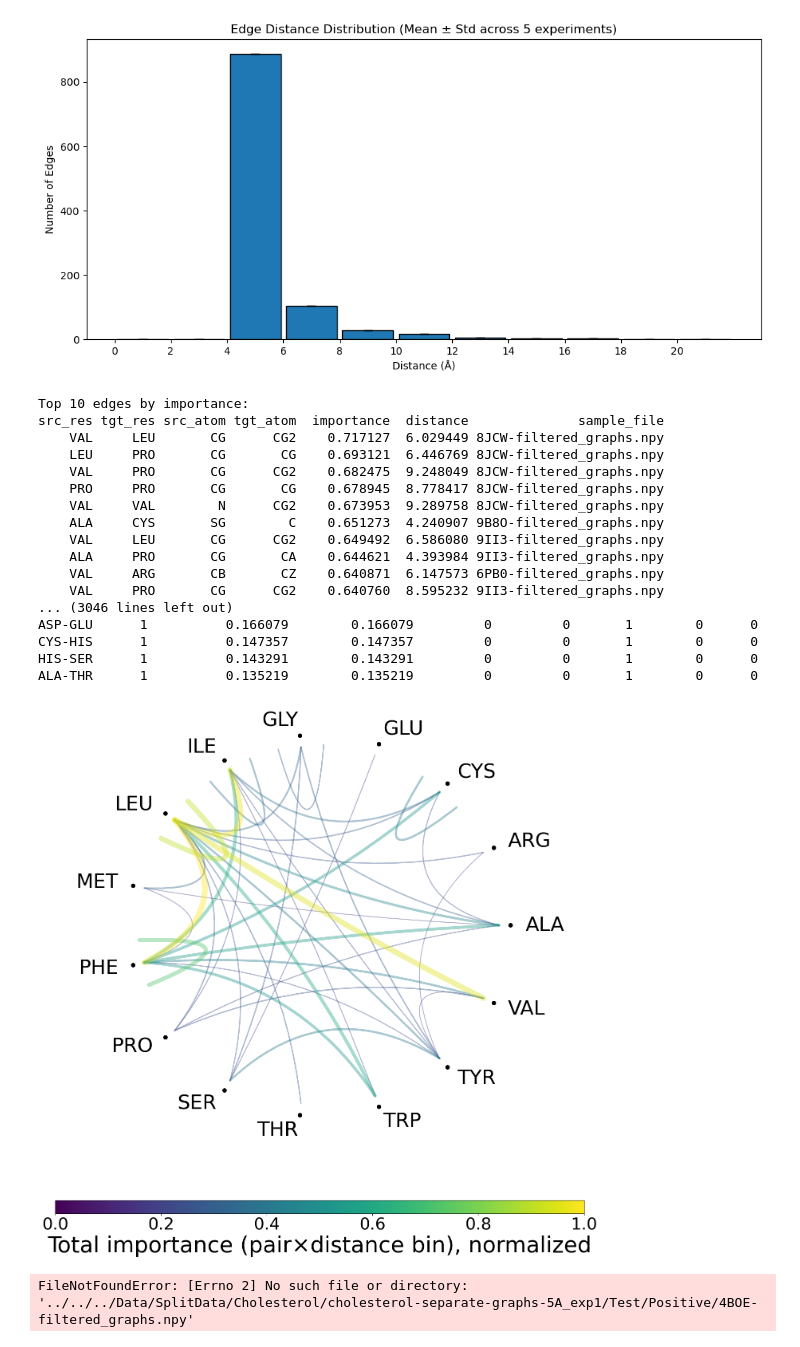
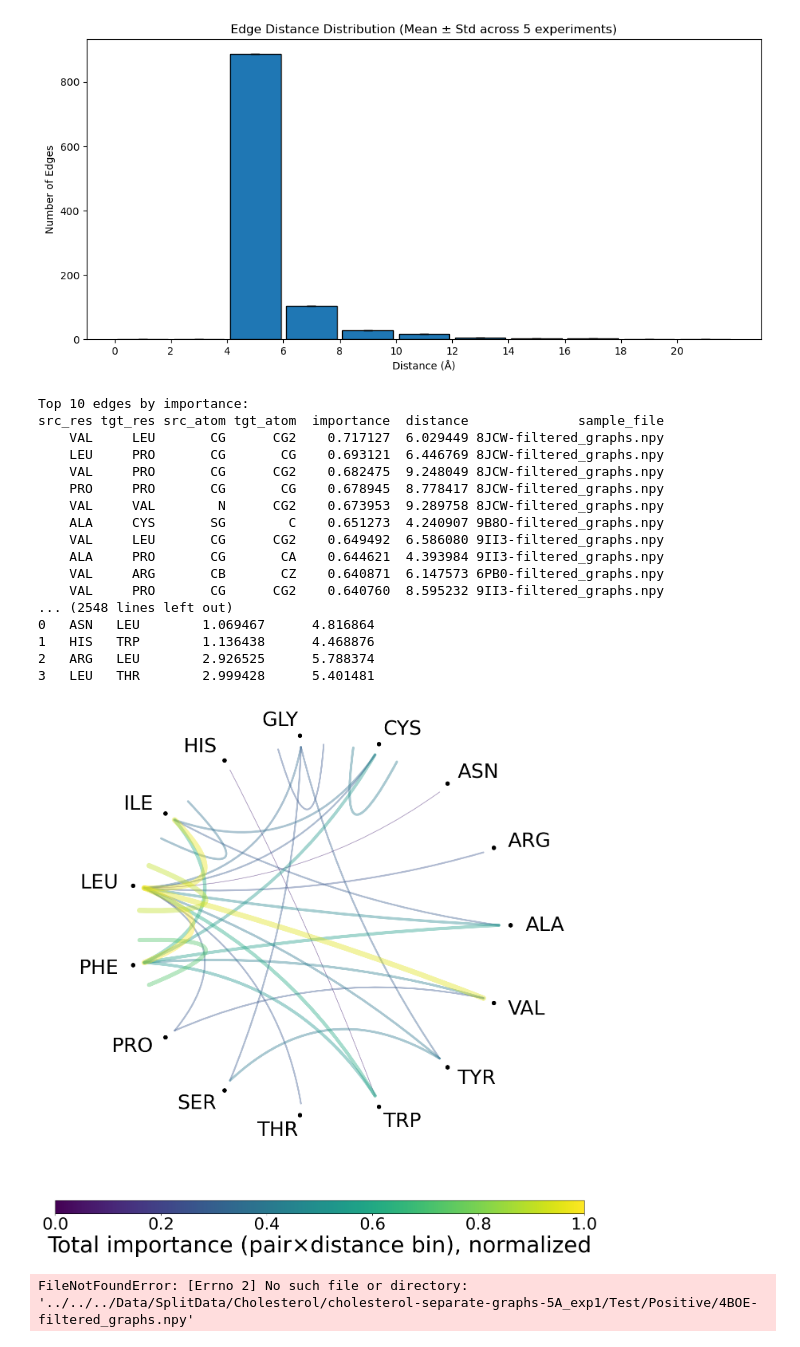
Before and after one commit to LynaLuo-Lab/CholBindNet, a Jupyter notebook: CaseEvaluation/GCN_interpretation.ipynb, the cells around one changed output. Saved outputs shown, nothing was run; the diff lists cells and outputs as text; code cells hidden in the pictures.

```diff
--- a/CaseEvaluation/GCN_interpretation.ipynb
+++ b/CaseEvaluation/GCN_interpretation.ipynb
@@ -620,6 +620,14 @@ print(top_edges[["src_res", "tgt_res", "src_atom", "tgt_atom", "importance", "di
 
 if filtered_df.empty:
     raise ValueError("filtered_df is empty (no edges at distance ≥ 3).")
+
+# Remove edges where src or tgt residue is GLU or MET
+filtered_df = filtered_df[
+    ~(
+        filtered_df["src_res"].isin(["GLU", "MET", "GLN"]) |
+        filtered_df["tgt_res"].isin(["GLU", "MET", "GLN"])
+    )
+]
 
 df = filtered_df.copy()
 
@@ -878,44 +886,76 @@ def plot_residue_chord_raw(
                 if clip_circle is not None: txt.set_clip_path(clip_circle)
 
         # colorbar for normalized total_importance
         sm = plt.cm.ScalarMappable(cmap=cmap, norm=norm); sm.set_array([])
         cbar = plt.colorbar(sm, ax=ax, orientation="horizontal", fraction=0.05, pad=0.12, aspect=40)
         cbar.set_label('Total importance (pair×distance bin), normalized', fontsize=cbar_label_size)
         cbar.ax.tick_params(labelsize=tick_label_size)
 
         lim = 1.15
         ax.set_xlim(-lim, lim); ax.set_ylim(-lim, lim)
         fig.subplots_adjust(left=0.05, right=0.95, top=0.95, bottom=0.18)
         ax.set_aspect("equal")
         return fig, ax
 
 
+target_residues = ["ASN", "HIS", "ARG", "THR"]
+top_k = 30  # total edges you want on the plot
+
+# --- Top 3 edges per target residue (ASN, HIS) ---
+edges_with_targets_list = []
+
+for res in target_residues:
+    sub = best_edges[(best_edges["res_a"] == res) | (best_edges["res_b"] == res)]
+    sub_top1 = sub.sort_values("importance_val", ascending=False).head(1)
+    edges_with_targets_list.append(sub_top1)
+
+edges_with_targets = (
+    pd.concat(edges_with_targets_list, ignore_index=True)
+      .drop_duplicates()
+)
+
+print("Forced-included edges (top 3 per ASN/HIS):")
+print(edges_with_targets[["res_a","res_b","importance_val","distance_val"]])
+
+# --- Fill remaining slots with other important edges ---
+remaining_needed = max(0, top_k - len(edges_with_targets))
+
+other_edges = best_edges.drop(edges_with_targets.index)
+other_top = other_edges.sort_values("importance_val", ascending=False).head(remaining_needed)
+
+# Final set for plotting
+edges_for_plot = (
+    pd.concat([edges_with_targets, other_top], ignore_index=True)
+      .drop_duplicates()
+)
+
+# Call the plotter, don’t trim again inside
 fig, ax = plot_residue_chord_raw(
-    best_edges,
-    importance_col="importance_val",   # widths
-    distance_col="distance_val",       # labels
-    color_col="color_val",             # colors from normalized total_importance
-    top_k=40            # plot all chosen edges
+    edges_for_plot,
+    importance_col="importance_val",
+    distance_col="distance_val",
+    color_col="color_val",
+    top_k=len(edges_for_plot)  # use everything we selected
 )
 # %% [output]
 Top 10 edges by importance:
 src_res tgt_res src_atom tgt_atom  importance  distance              sample_file
     VAL     LEU       CG      CG2    0.717127  6.029449 8JCW-filtered_graphs.npy
     LEU     PRO       CG       CG    0.693121  6.446769 8JCW-filtered_graphs.npy
     VAL     PRO       CG      CG2    0.682475  9.248049 8JCW-filtered_graphs.npy
     PRO     PRO       CG       CG    0.678945  8.778417 8JCW-filtered_graphs.npy
     VAL     VAL        N      CG2    0.673953  9.289758 8JCW-filtered_graphs.npy
     ALA     CYS       SG        C    0.651273  4.240907 9B8O-filtered_graphs.npy
     VAL     LEU       CG      CG2    0.649492  6.586080 9II3-filtered_graphs.npy
     ALA     PRO       CG       CA    0.644621  4.393984 9II3-filtered_graphs.npy
     VAL     ARG       CB       CZ    0.640871  6.147573 6PB0-filtered_graphs.npy
     VAL     PRO       CG      CG2    0.640760  8.595232 9II3-filtered_graphs.npy
-... (3046 lines left out)
-ASP-GLU      1          0.166079        0.166079         0         0       1        0      0
-CYS-HIS      1          0.147357        0.147357         0         0       1        0      0
-HIS-SER      1          0.143291        0.143291         0         0       1        0      0
-ALA-THR      1          0.135219        0.135219         0         0       1        0      0
+... (2548 lines left out)
+0   ASN   LEU        1.069467      4.816864
+1   HIS   TRP        1.136438      4.468876
+2   ARG   LEU        2.926525      5.788374
+3   LEU   THR        2.999428      5.401481
-[figure, old version]
+[figure, new version]
 # %%
 import pandas as pd
 
```
Also changed, not shown: 1 other file.
